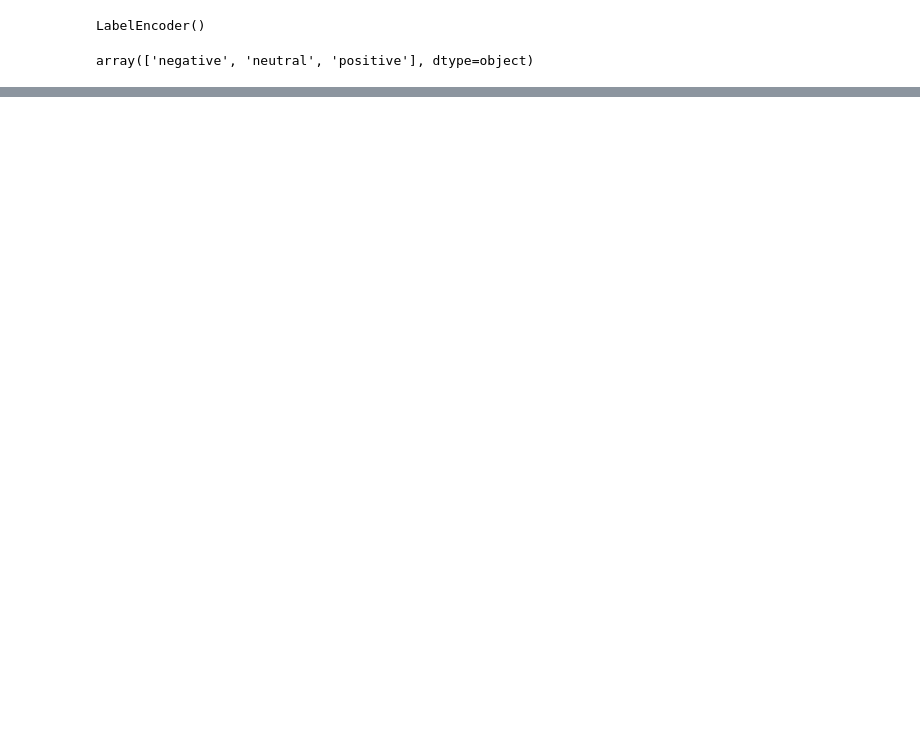
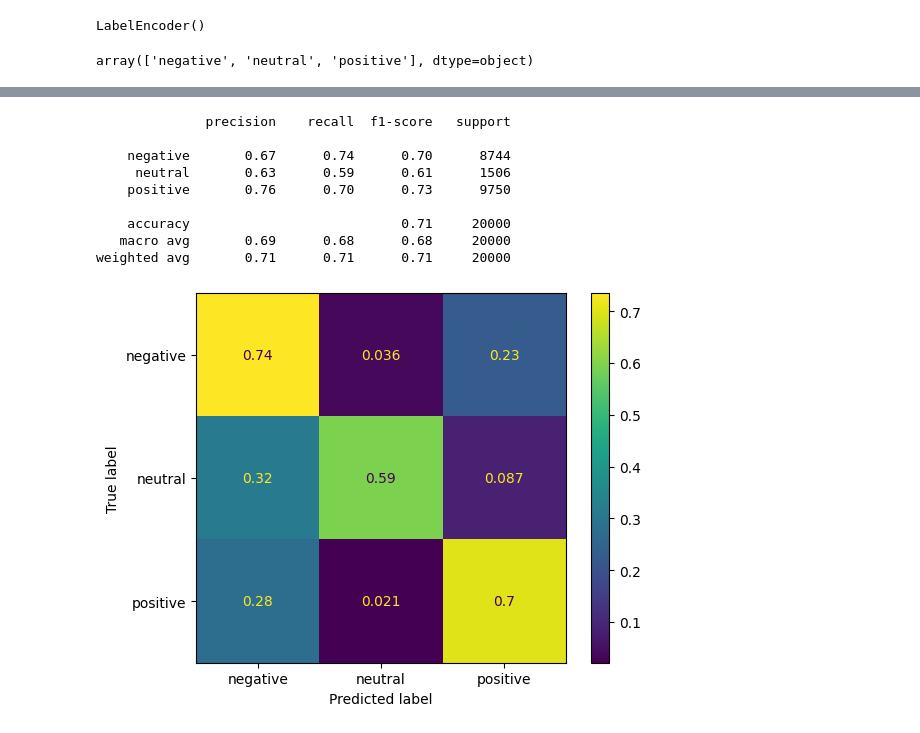
Before and after one commit to DimaScientist/RuSentimentFactors, a Jupyter notebook: notebooks/ru-text-sentiment/deep_learning/transformers.ipynb, the cells around one changed output, grey strips where cells are left out. Saved outputs shown, nothing was run; the diff lists cells and outputs as text; code cells hidden in the pictures; blank space fills up the shorter version.

```diff
--- a/notebooks/ru-text-sentiment/deep_learning/transformers.ipynb
+++ b/notebooks/ru-text-sentiment/deep_learning/transformers.ipynb
@@ -549,0 +218,7 @@ Accuracy: 0.689075
+# %%
+text_sentiment_model = TextSentimentModel(
+    num_classes=NUM_CLASSES,
+    language_model=bert_model,
+    language_model_dim=BERT_OUTPUT,
+)
+text_sentiment_model.to(device)
@@ -549,0 +400,41 @@ Accuracy: 0.689075
+# %%
+def get_predictions(model: torch.nn.Module, dataloader: DataLoader) -> Tuple[np.ndarray, np.ndarray]:
+    model.eval()
+    predictions = []
+    true_labels = []
+    with torch.no_grad():
+        for input_ids, attention_mask, sentiment in dataloader:
+            input_ids = input_ids.to(device)
+            attention_mask = attention_mask.to(device)
+
+            preds = model(input_ids, attention_mask)
+
+            preds = preds.cpu().detach().numpy()
+            sentiment = sentiment.cpu().detach().numpy()
+
+            preds = np.argmax(preds, axis=1).flatten().tolist()
+            sentiment = np.argmax(sentiment, axis=1).flatten().tolist()
+
+            predictions.extend(preds)
+            true_labels.extend(sentiment)
+
+    return np.array(predictions), np.array(true_labels)
+# %%
+y_pred, y_true = get_predictions(text_sentiment_model, test_dataloader)
+# %%
+def get_classification_report(y_true, y_pred, labels):
+    print(classification_report(y_true, y_pred, target_names=labels))
+    ConfusionMatrixDisplay(confusion_matrix(y_true, y_pred, normalize="true"), display_labels=labels).plot()
+# %%
+get_classification_report(y_true, y_pred, label_encoder.classes_)
+# %% [output]
+              precision    recall  f1-score   support
+
+    negative       0.67      0.74      0.70      8744
+     neutral       0.63      0.59      0.61      1506
+    positive       0.76      0.70      0.73      9750
+
+    accuracy                           0.71     20000
+   macro avg       0.69      0.68      0.68     20000
+weighted avg       0.71      0.71      0.71     20000
+[figure, added]
```
Also changed, not shown: parts of 52 cells of this notebook, 27 other files.
